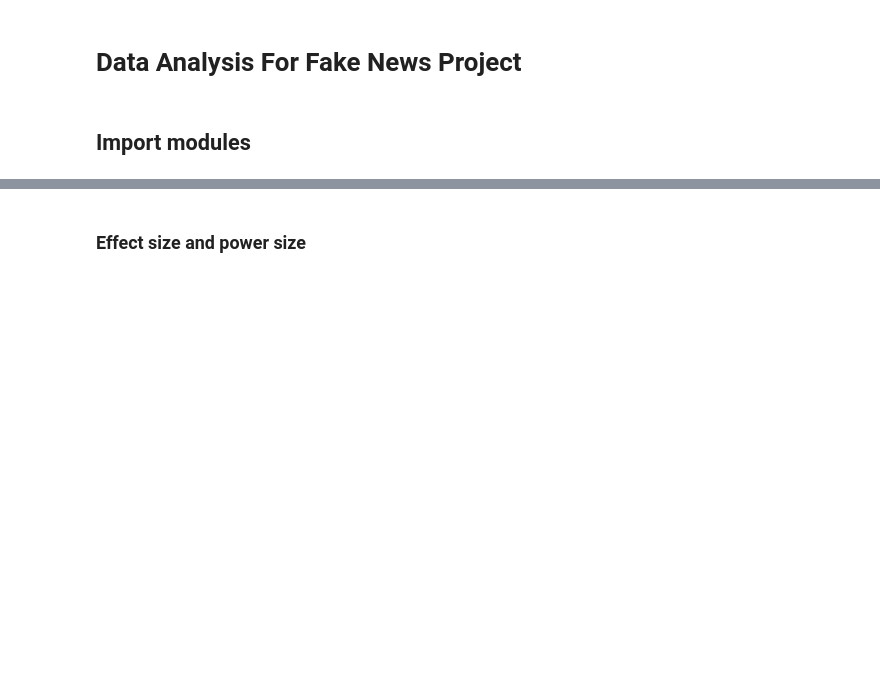
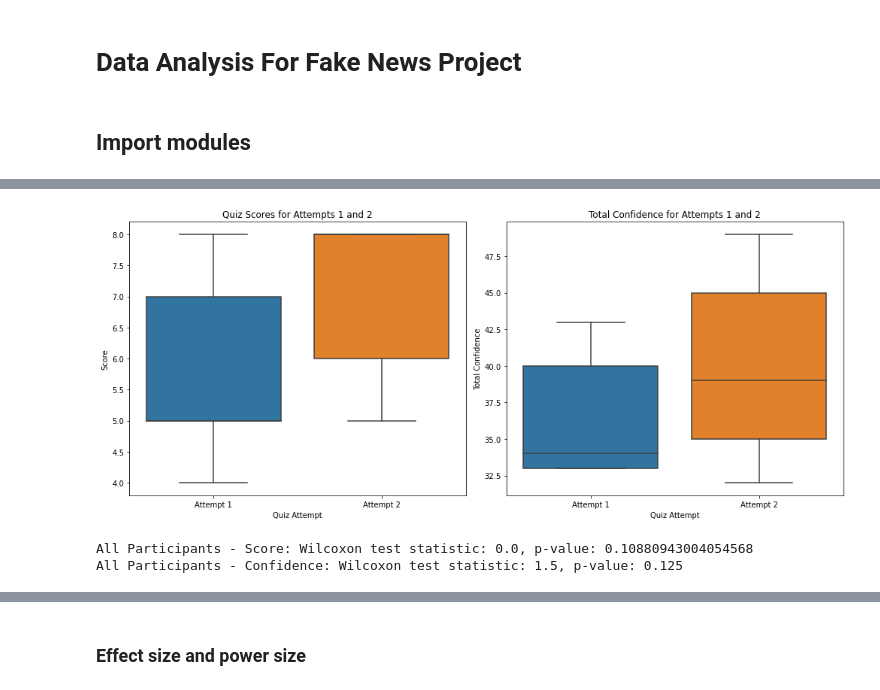
Before and after one commit to psxjs22/DissertationProject, a Jupyter notebook: data_analysis.ipynb, the cells around one changed output, grey strips where cells are left out. Saved outputs shown, nothing was run; the diff lists cells and outputs as text; code cells hidden in the pictures; blank space fills up the shorter version.

Commit message:
Tidy code and add data analysis

```diff
--- a/data_analysis.ipynb
+++ b/data_analysis.ipynb
@@ -344,0 +20,17 @@ interaction         0.2957      0.255      1.158      0.247      -0.205       0.
+# %%
+# Step 1: Establish the database connection
+engine = create_engine('postgresql://msc_fake_news_db_user:WKrJnzkduvcES0yHqeuuU7N7xHLb2Evj@dpg-cjhsvpgcfp5c739uu3sg-a.frankfurt-postgres.render.com:5432/msc_fake_news_db')
+
+# Step 2: Load all the necessary tables from your database
+participant_df = pd.read_sql('SELECT * FROM basicapp_participant', engine)
+treatmentgroup_df = pd.read_sql('SELECT * FROM basicapp_treatmentgroup', engine)
+response_df = pd.read_sql('SELECT * FROM basicapp_response', engine)
+question_df = pd.read_sql('SELECT * FROM basicapp_question', engine)
+
+# Step 3: Merge the dataframes to create a single comprehensive dataframe
+merged_df = response_df.merge(participant_df, left_on='participant_id', right_on='id', suffixes=('_response', '_participant'))
+merged_df = merged_df.merge(treatmentgroup_df, left_on='treatment_group_id', right_on='id')
+merged_df = merged_df.merge(question_df[['id', 'authenticity']], left_on='question_id', right_on='id', suffixes=('_treatment', '_question'))
+
+# Display the merged dataframe
+print(merged_df.head())
@@ -344,0 +140,46 @@ interaction         0.2957      0.255      1.158      0.247      -0.205       0.
+# %%
+# Melt the dataframe to have attempt and score in separate rows
+quiz_scores_melted = agg_results.melt(id_vars=['treatment_group'],
+                                      value_vars=['quiz1_score', 'quiz2_score'])
+confidence_scores_melted = agg_results.melt(id_vars=['treatment_group'],
+                                            value_vars=['quiz1_total_confidence', 'quiz2_total_confidence'])
+
+# Set up a grid of plots
+fig, axes = plt.subplots(1, 2, figsize=(14, 6))
+
+# Create a boxplot for quiz scores
+sns.boxplot(x='variable', y='value', data=quiz_scores_melted, ax=axes[0])
+axes[0].set_title('Quiz Scores for Attempts 1 and 2')
+axes[0].set_xlabel('Quiz Attempt')
+axes[0].set_ylabel('Score')
+axes[0].set_xticklabels(['Attempt 1', 'Attempt 2'])
+
+# Create a boxplot for total confidence scores
+sns.boxplot(x='variable', y='value', data=confidence_scores_melted, ax=axes[1])
+axes[1].set_title('Total Confidence for Attempts 1 and 2')
+axes[1].set_xlabel('Quiz Attempt')
+axes[1].set_ylabel('Total Confidence')
+axes[1].set_xticklabels(['Attempt 1', 'Attempt 2'])
+
+# Display the plot
+plt.tight_layout()
+plt.show()
+# %% [output]
+[figure, added]
+# %%
+# Getting scores and confidences for both attempts
+scores_1 = agg_results['quiz1_score'].values
+scores_2 = agg_results['quiz2_score'].values
+
+confidences_1 = agg_results['quiz1_total_confidence'].values
+confidences_2 = agg_results['quiz2_total_confidence'].values
+
+# Running Wilcoxon signed-rank test on all data
+w_score, p_score = wilcoxon(scores_1, scores_2, alternative="two-sided")
+w_conf, p_conf = wilcoxon(confidences_1, confidences_2, alternative="two-sided")
+
+print(f'All Participants - Score: Wilcoxon test statistic: {w_score}, p-value: {p_score}')
+print(f'All Participants - Confidence: Wilcoxon test statistic: {w_conf}, p-value: {p_conf}')
+# %% [output]
+All Participants - Score: Wilcoxon test statistic: 0.0, p-value: 0.10880943004054568
+All Participants - Confidence: Wilcoxon test statistic: 1.5, p-value: 0.125
```
Also changed, not shown: parts of 72 cells of this notebook, 5 other files.
